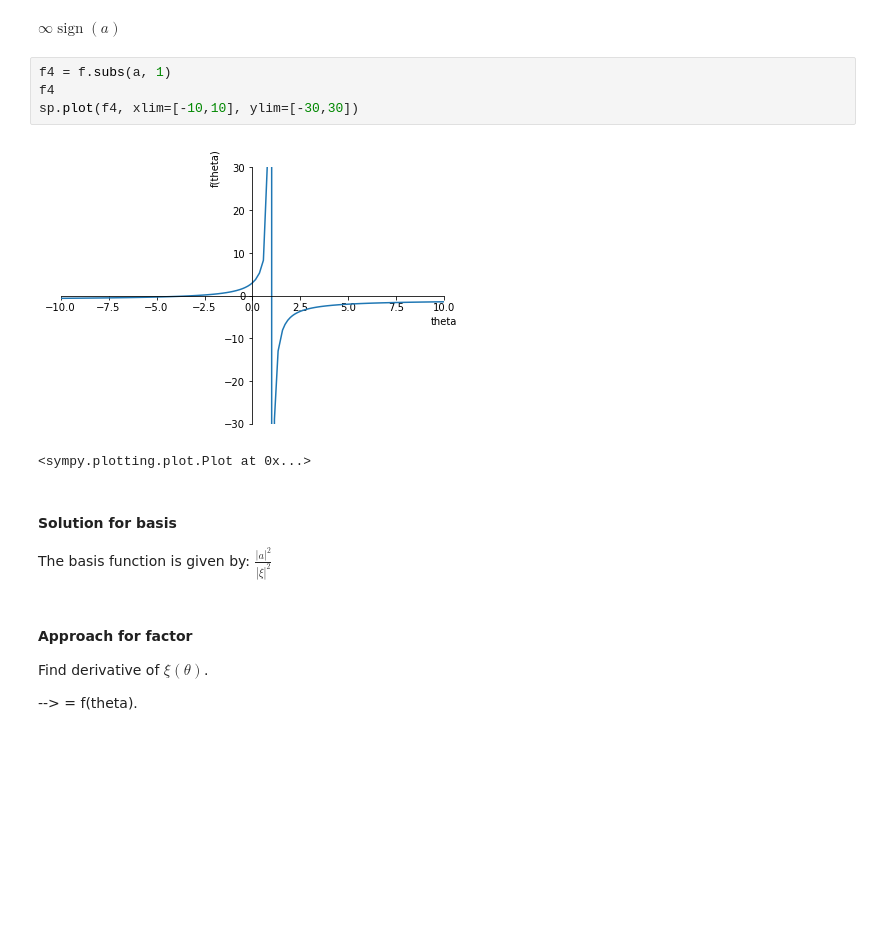
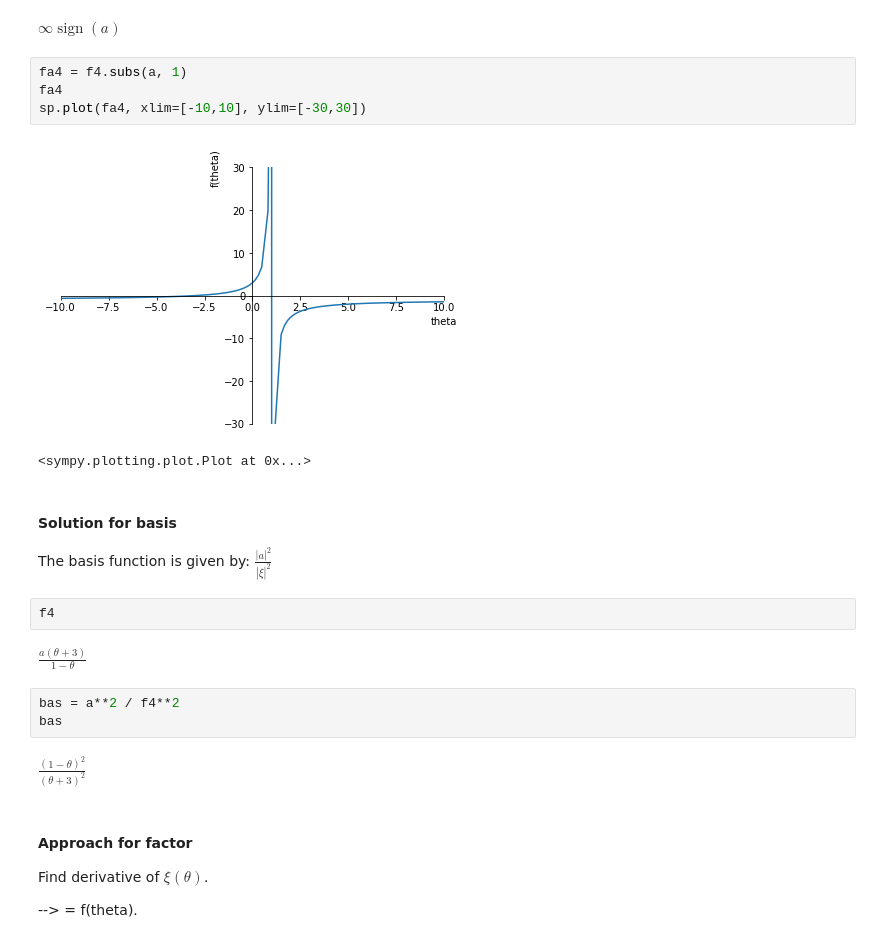
Before and after one commit to fabian-kutschera/P10_NDiES, a Jupyter notebook: SEAS/InfiniteLineElementxi.ipynb, the cells around one changed output. Drawn from its saved outputs; the diff is of its cells as text; blank space fills up the shorter version.

```diff
--- a/SEAS/InfiniteLineElementxi.ipynb
+++ b/SEAS/InfiniteLineElementxi.ipynb
@@ -111,17 +111,26 @@ sp.limit(f4, theta, 1, dir="-")
 # %% [output]
 $\displaystyle \infty \operatorname{sign}{\left(a \right)}$
 # %%
-f4 = f.subs(a, 1)
-f4
-sp.plot(f4, xlim=[-10,10], ylim=[-30,30])
+fa4 = f4.subs(a, 1)
+fa4
+sp.plot(fa4, xlim=[-10,10], ylim=[-30,30])
 # %% [output]
-[figure, old version]
+[figure, new version]
 <sympy.plotting.plot.Plot at 0x...>
 # %% [markdown]
 #### Solution for basis
 
 The basis function is given by:
 $\frac{|a|^2}{|\xi|^2}$
+# %%
+f4
+# %% [output]
+$\displaystyle \frac{a \left(\theta + 3\right)}{1 - \theta}$
+# %%
+bas = a**2 / f4**2
+bas
+# %% [output]
+$\displaystyle \frac{\left(1 - \theta\right)^{2}}{\left(\theta + 3\right)^{2}}$
 # %% [markdown]
 #### Approach for factor
 
```
Also changed, not shown: parts of 5 cells of this notebook.
